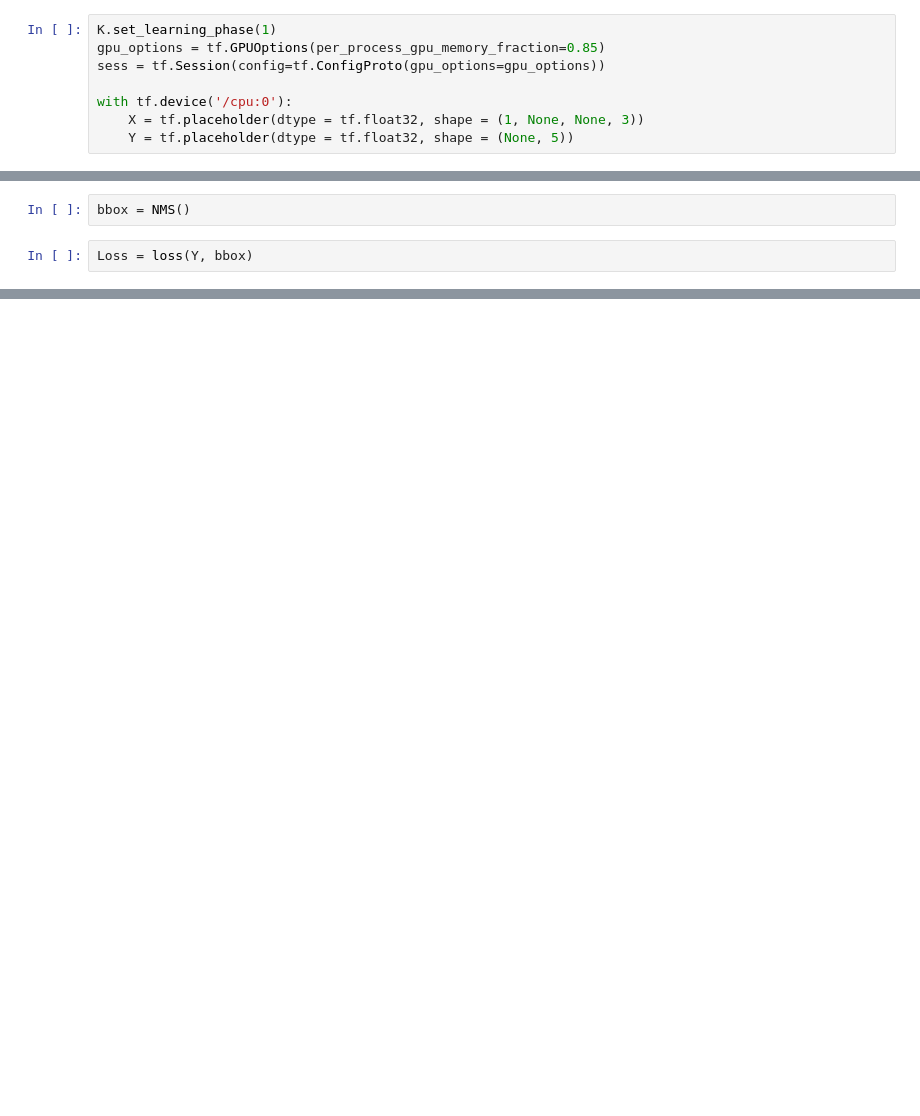
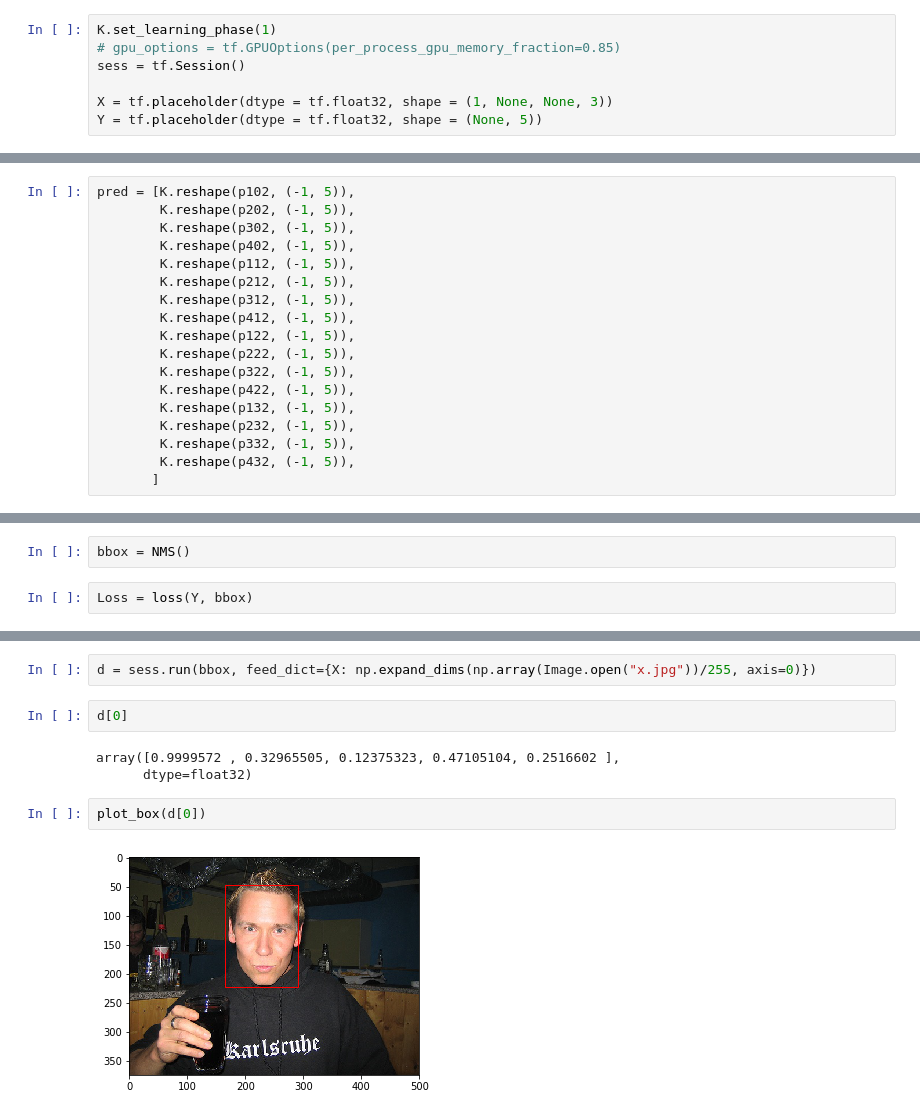
Before and after one commit to PretentiousOnPurpose/One-Shot-Face-Detection-using-VGGFace, a Jupyter notebook: SSD_Train.ipynb, the cells around one changed output, grey strips where cells are left out. Saved outputs shown, nothing was run; the diff lists cells and outputs as text; blank space fills up the shorter version.

```diff
--- a/SSD_Train.ipynb
+++ b/SSD_Train.ipynb
@@ -15,11 +13,10 @@ Using TensorFlow backend.
 # %%
 K.set_learning_phase(1)
-gpu_options = tf.GPUOptions(per_process_gpu_memory_fraction=0.85)
-sess = tf.Session(config=tf.ConfigProto(gpu_options=gpu_options))
+# gpu_options = tf.GPUOptions(per_process_gpu_memory_fraction=0.85)
+sess = tf.Session()
 
-with tf.device('/cpu:0'):
-    X = tf.placeholder(dtype = tf.float32, shape = (1, None, None, 3))
-    Y = tf.placeholder(dtype = tf.float32, shape = (None, 5))
+X = tf.placeholder(dtype = tf.float32, shape = (1, None, None, 3))
+Y = tf.placeholder(dtype = tf.float32, shape = (None, 5))
 # %%
 vgg = VGGFace(include_top=False, input_tensor = X)
 for layer in vgg.layers:
@@ -96,3 +162,21 @@ pred = [K.reshape(p12, (-1, 5)), K.reshape(p22, (-1, 5)), K.reshape(p32, (-1, 5)
+# %%
+pred = [K.reshape(p102, (-1, 5)),
+        K.reshape(p202, (-1, 5)),
+        K.reshape(p302, (-1, 5)),
+        K.reshape(p402, (-1, 5)),
+        K.reshape(p112, (-1, 5)),
+        K.reshape(p212, (-1, 5)),
+        K.reshape(p312, (-1, 5)),
+        K.reshape(p412, (-1, 5)),
+        K.reshape(p122, (-1, 5)),
+        K.reshape(p222, (-1, 5)),
+        K.reshape(p322, (-1, 5)),
+        K.reshape(p422, (-1, 5)),
+        K.reshape(p132, (-1, 5)),
+        K.reshape(p232, (-1, 5)),
+        K.reshape(p332, (-1, 5)),
+        K.reshape(p432, (-1, 5)),
+       ]
 # %%
 pred = K.concatenate(pred, axis = 0)
 # %%
@@ -146,0 +230,11 @@ KeyboardInterrupt:
+# %%
+d = sess.run(bbox, feed_dict={X: np.expand_dims(np.array(Image.open("x.jpg"))/255, axis=0)})
+# %%
+d[0]
+# %% [output]
+array([0.9999572 , 0.32965505, 0.12375323, 0.47105104, 0.2516602 ],
+      dtype=float32)
+# %%
+plot_box(d[0])
+# %% [output]
+[figure, added]
```
Also changed, not shown: parts of 10 cells of this notebook.
